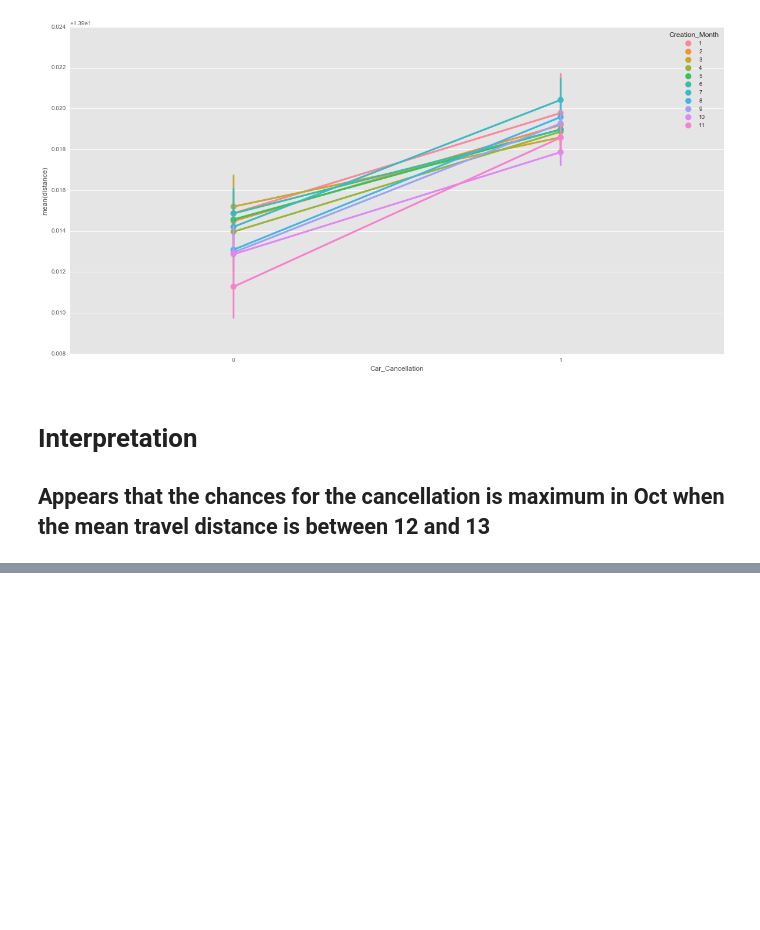
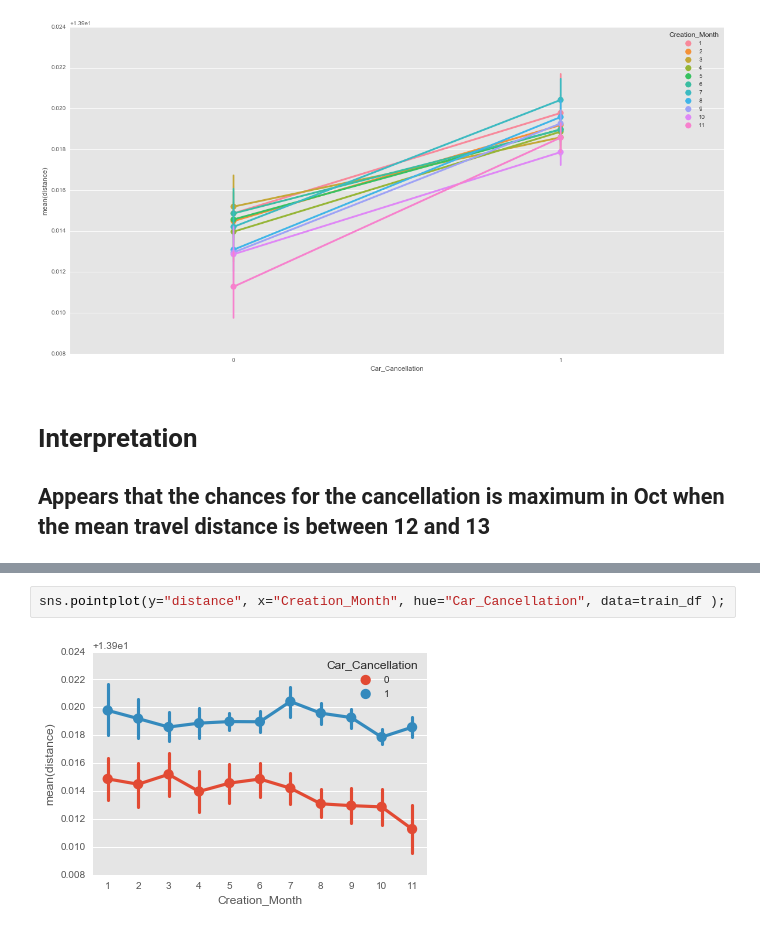
Before and after one commit to devesh1412/DS-SF-23, a Jupyter notebook: final-project/final_analysis/Final_Project_30JUN.ipynb, the cells around one changed output, grey strips where cells are left out. Cells and saved outputs as stored; diff of their text form; blank space fills up the shorter version.

```diff
--- a/final-project/final_analysis/Final_Project_30JUN.ipynb
+++ b/final-project/final_analysis/Final_Project_30JUN.ipynb
@@ -1183,0 +1242,4 @@ sns.pointplot(x="Car_Cancellation", y="distance", hue="Creation_Month", data=tra
+# %%
+sns.pointplot(y="distance", x="Creation_Month", hue="Car_Cancellation", data=train_df );
+# %% [output]
+[figure, added]
```
Also changed, not shown: parts of 8 cells of this notebook, 1 other file.
